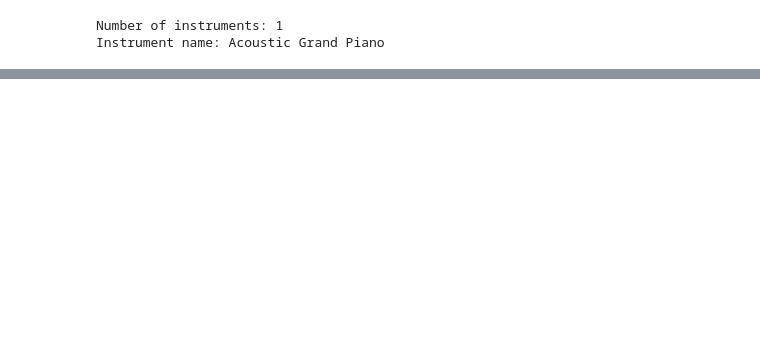
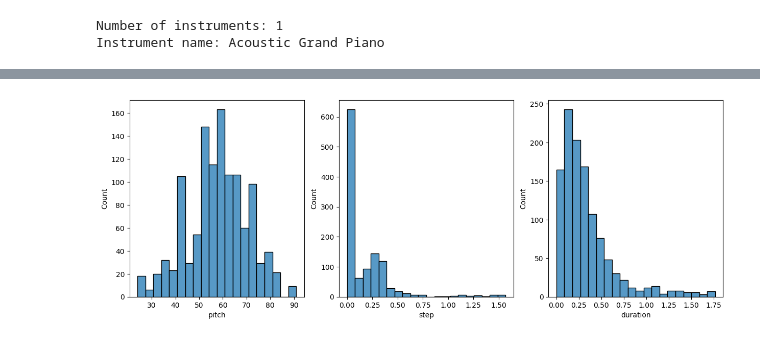
Before and after one commit to SerseusWasTaken/ai-music-generator, a Jupyter notebook: RnnTutorial.ipynb, the cells around one changed output, grey strips where cells are left out. Saved outputs shown, nothing was run; the diff lists cells and outputs as text; code cells hidden in the pictures; blank space fills up the shorter version.

```diff
--- a/RnnTutorial.ipynb
+++ b/RnnTutorial.ipynb
@@ -88,0 +68,6 @@ Instrument name: Acoustic Grand Piano
+# %%
+for i, note in enumerate(instrument.notes[:10]):
+  note_name = pretty_midi.note_number_to_name(note.pitch)
+  duration = note.end - note.start
+  print(f'{i}: pitch={note.pitch}, note_name={note_name},'
+        f' duration={duration:.4f}')
@@ -88,0 +147,17 @@ Instrument name: Acoustic Grand Piano
+# %%
+def plot_distributions(notes: pd.DataFrame, drop_percentile=2.5):
+  plt.figure(figsize=[15, 5])
+  plt.subplot(1, 3, 1)
+  sns.histplot(notes, x="pitch", bins=20)
+
+  plt.subplot(1, 3, 2)
+  max_step = np.percentile(notes['step'], 100 - drop_percentile)
+  sns.histplot(notes, x="step", bins=np.linspace(0, max_step, 21))
+
+  plt.subplot(1, 3, 3)
+  max_duration = np.percentile(notes['duration'], 100 - drop_percentile)
+  sns.histplot(notes, x="duration", bins=np.linspace(0, max_duration, 21))
+
+plot_distributions(raw_notes)
+# %% [output]
+[figure, added]
```
Also changed, not shown: parts of 38 cells of this notebook.
